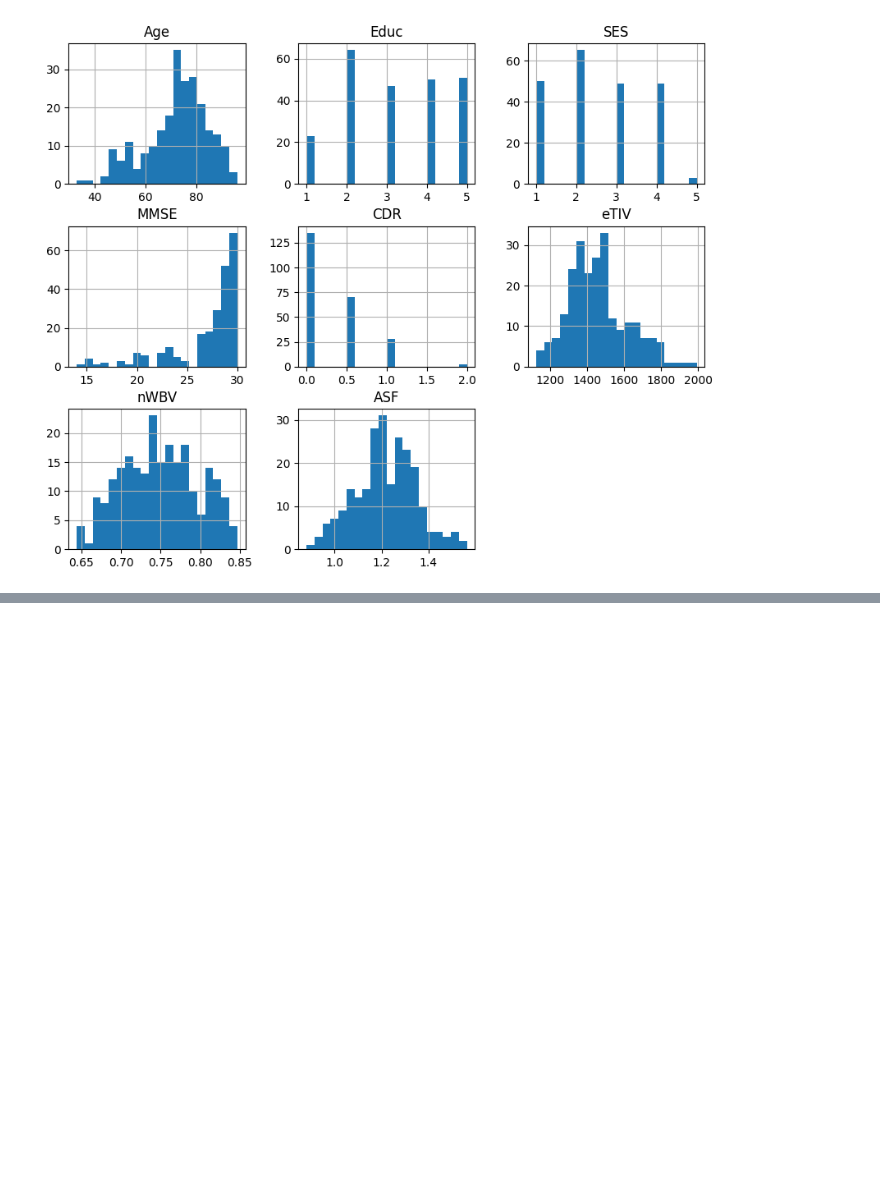
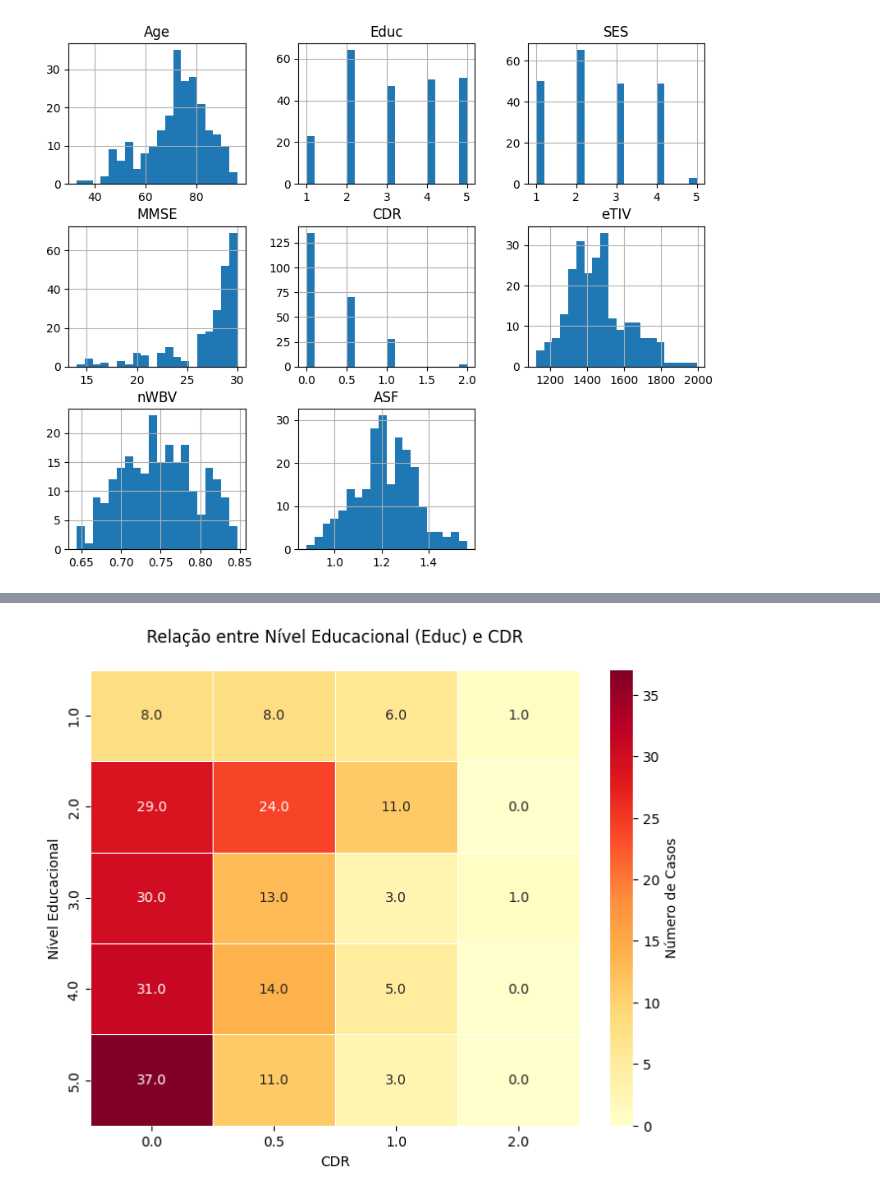
Before and after one commit to Joangopa/datascienceforneuro, a Jupyter notebook: testes.ipynb, the cells around one changed output, grey strips where cells are left out. Cells and saved outputs as stored; diff of their text form; code cells hidden in the pictures; blank space fills up the shorter version.

```diff
--- a/testes.ipynb
+++ b/testes.ipynb
@@ -179,0 +357,8 @@ plt.show()
+# %%
+# Tabela para CDR por Educ
+cdr_educ_table = data.groupby(['Educ', 'CDR']).size().reset_index(name='Count')
+
+cdr_educ_table  = cdr_educ_table.pivot(index='Educ', columns='CDR', values='Count').fillna(0)
+
+
+cdr_educ_table
@@ -179,0 +373,17 @@ plt.show()
+# %%
+# Gerar o heatmap
+plt.figure(figsize=(8, 6))
+sns.heatmap(
+    cdr_educ_table,
+    annot=True,  # Mostrar valores nas células
+    fmt=".1f",   # Formato decimal
+    cmap="YlOrRd",  # Cores (amarelo-laranja-vermelho)
+    linewidths=0.5,
+    cbar_kws={'label': 'Número de Casos'}
+)
+plt.title("Relação entre Nível Educacional (Educ) e CDR", pad=20)
+plt.xlabel("CDR")
+plt.ylabel("Nível Educacional")
+plt.show()
+# %% [output]
+[figure, added]
```
Also changed, not shown: parts of 34 cells of this notebook, 2 other files.
